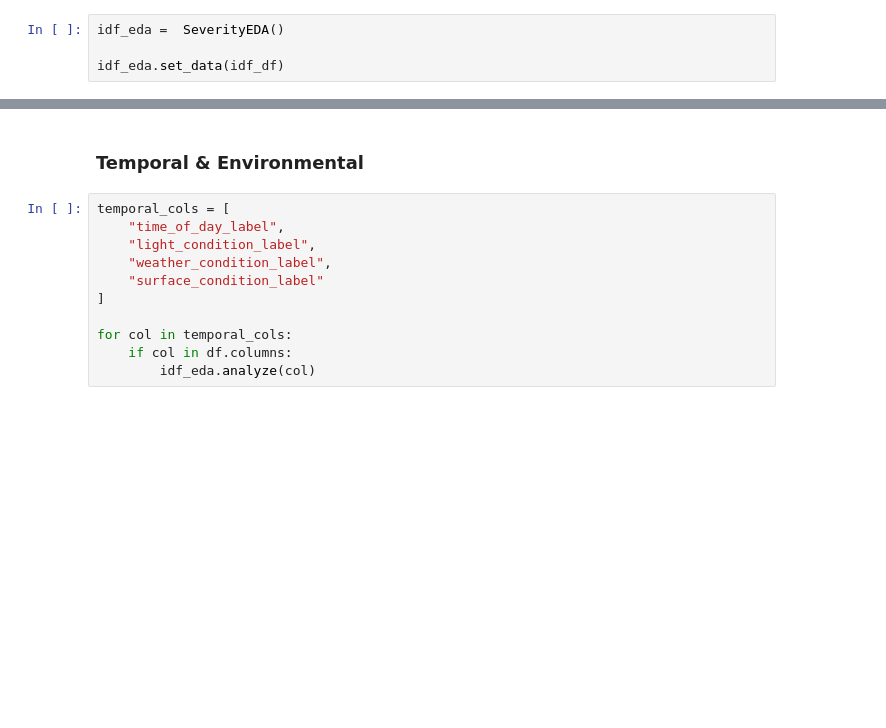
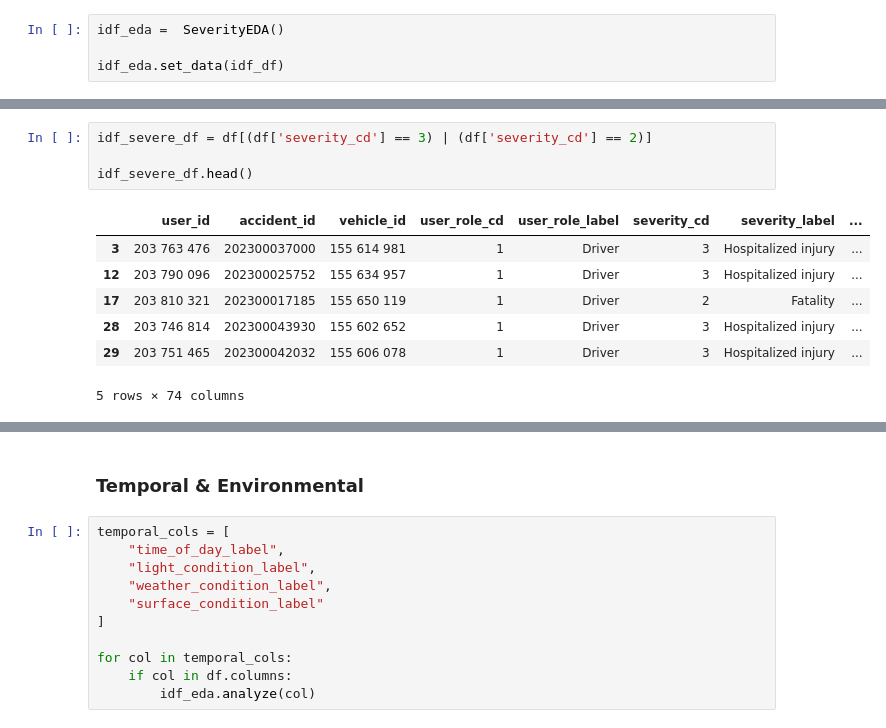
Before and after one commit to fengyu20/safe-biking-in-paris, a Jupyter notebook: eda/eda.ipynb, the cells around one changed output, grey strips where cells are left out. Cells and saved outputs as stored; diff of their text form; blank space fills up the shorter version.

```diff
--- a/eda/eda.ipynb
+++ b/eda/eda.ipynb
@@ -124,0 +154,12 @@ Total accidents: 4324
+# %%
+idf_severe_df = df[(df['severity_cd'] == 3) | (df['severity_cd'] == 2)]
+
+idf_severe_df.head()
+# %% [output]
+|  | user_id | accident_id | vehicle_id | user_role_cd | user_role_label | severity_cd | severity_label | ... |
+| 3 | 203 763 476 | 202300037000 | 155 614 981 | 1 | Driver | 3 | Hospitalized injury | ... |
+| 12 | 203 790 096 | 202300025752 | 155 634 957 | 1 | Driver | 3 | Hospitalized injury | ... |
+| 17 | 203 810 321 | 202300017185 | 155 650 119 | 1 | Driver | 2 | Fatality | ... |
+| 28 | 203 746 814 | 202300043930 | 155 602 652 | 1 | Driver | 3 | Hospitalized injury | ... |
+| 29 | 203 751 465 | 202300042032 | 155 606 078 | 1 | Driver | 3 | Hospitalized injury | ... |
+5 rows × 74 columns
```
Also changed, not shown: parts of 8 cells of this notebook, 5 other files.
